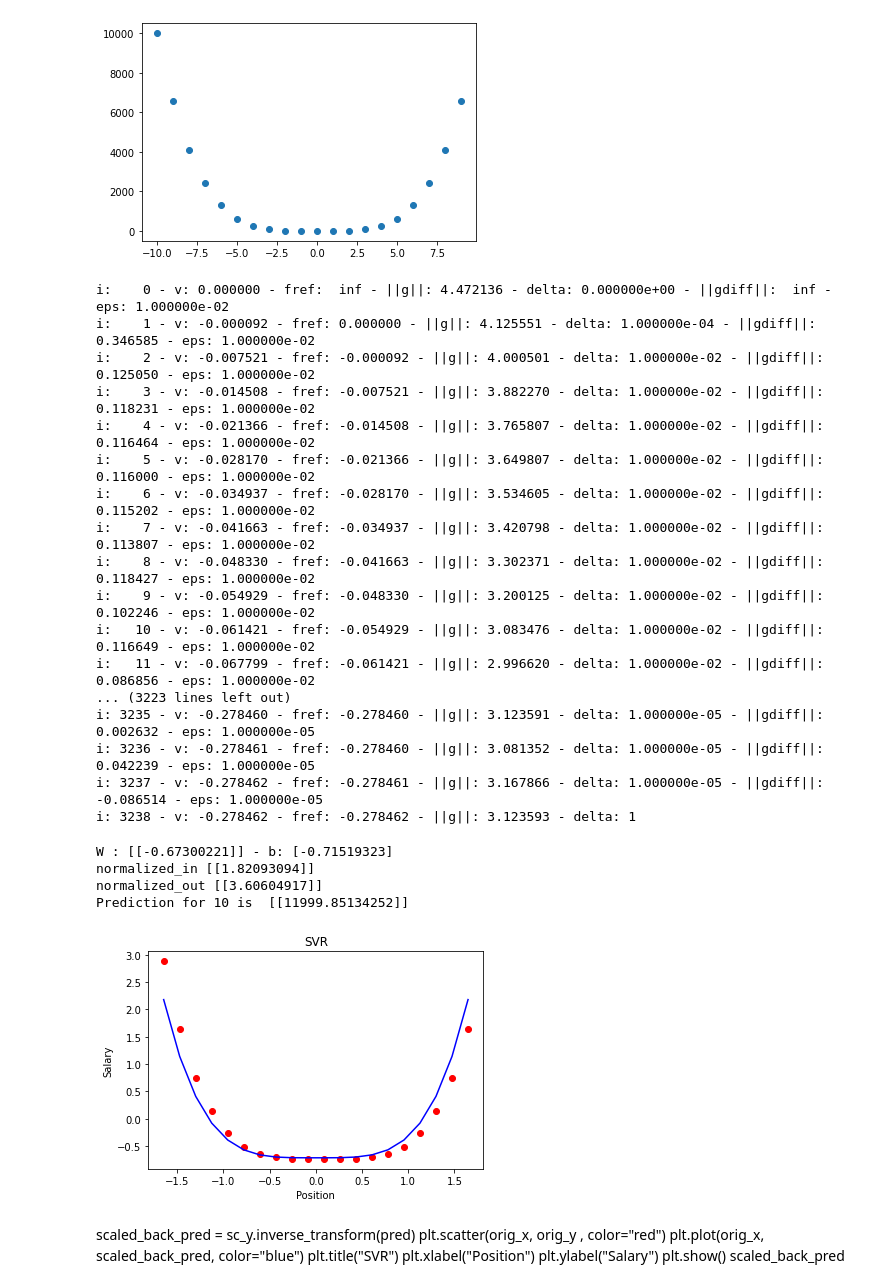
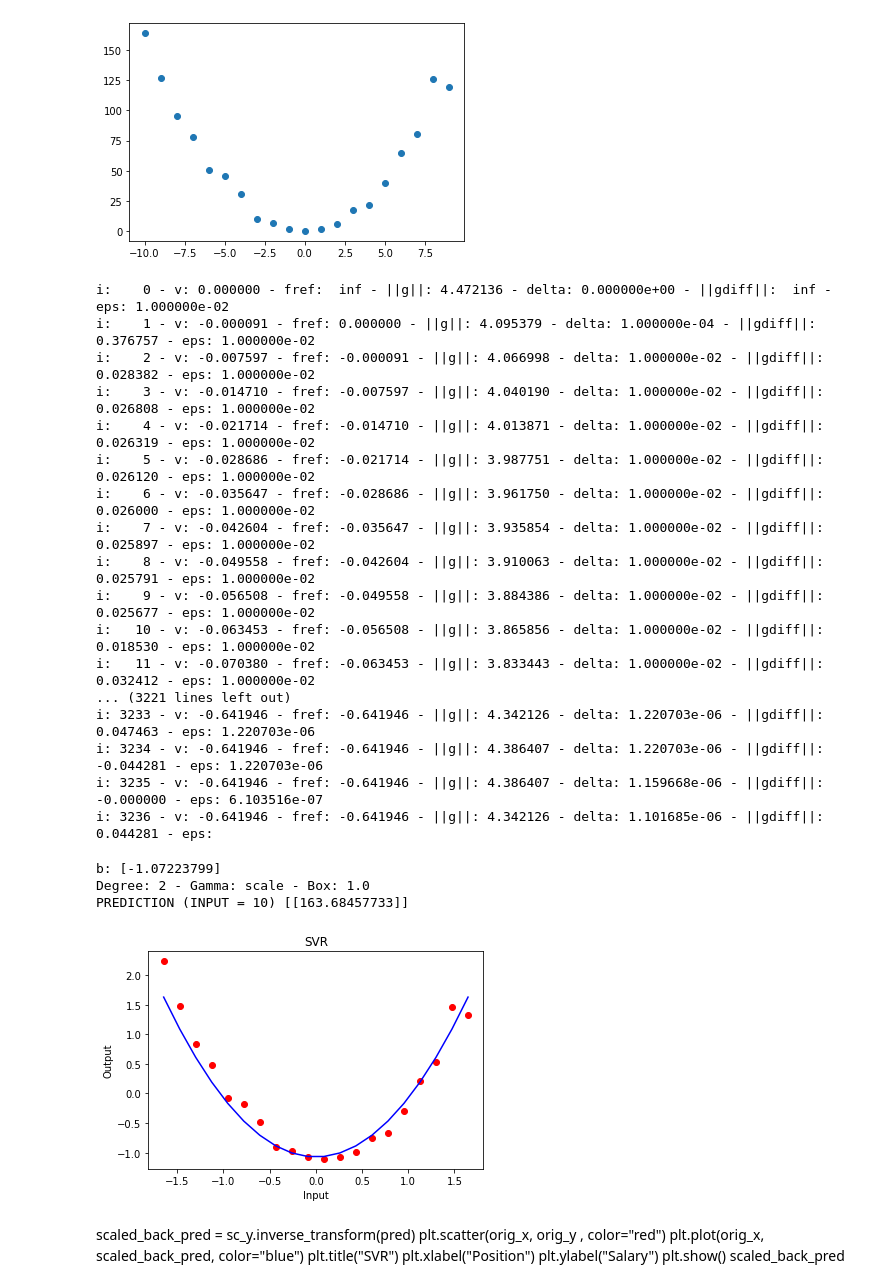
Before and after one commit to EliaPiccoli/ML-CM-Project, a Jupyter notebook: cm_scripts/prova_poly.ipynb, the cells around one changed output. Saved outputs shown, nothing was run; the diff lists cells and outputs as text; code cells hidden in the pictures.

```diff
--- a/cm_scripts/prova_poly.ipynb
+++ b/cm_scripts/prova_poly.ipynb
@@ -10,43 +10,45 @@ import copy
 # %%
 x = np.vstack(np.arange(-10,10,1))
 # y = np.array([[45000],[50000],[60000],[80000],[110000],[150000],[200000],[300000],[500000],[1000000]])
 # y = 10* np.sin(x)
 # x = np.vstack(np.sort(5 * np.random.rand(40, 1), axis=0))
-y = [xi**4 for xi in x]
-# y += [ yi + 3 * (0.5 - np.random.rand()) for yi in y]
+degree = 2
+noising_factor = 2
+y = [xi**degree for xi in x]
+y = [ yi + noising_factor * (np.random.rand()*yi/noising_factor) for yi in y]
 plt.scatter(x,y)
 plt.show()
 orig_x = copy.deepcopy(x)
 orig_y = copy.deepcopy(y)
 sc_X = StandardScaler()
 sc_y = StandardScaler()
 x = sc_X.fit_transform(x)
 y = sc_y.fit_transform(y)
 # %% [output]
-[figure, old version]
+[figure, new version]
 # %%
-gamma = 0.9
-deg = 4
-box = 10.0
+gamma = 'scale'
+deg = degree
+box = 1.0
 K = kernel.poly(x,gamma,deg=deg)
 x_init = np.zeros(x.shape)
 beta = solveDeflected(x_init, y, K, box, {'eps':1e-2, 'maxiter':1e+4}, True)
 # %% [output]
 i:    0 - v: 0.000000 - fref:  inf - ||g||: 4.472136 - delta: 0.000000e+00 - ||gdiff||:  inf - eps: 1.000000e-02
-i:    1 - v: -0.000092 - fref: 0.000000 - ||g||: 4.125551 - delta: 1.000000e-04 - ||gdiff||: 0.346585 - eps: 1.000000e-02
-i:    2 - v: -0.007521 - fref: -0.000092 - ||g||: 4.000501 - delta: 1.000000e-02 - ||gdiff||: 0.125050 - eps: 1.000000e-02
-i:    3 - v: -0.014508 - fref: -0.007521 - ||g||: 3.882270 - delta: 1.000000e-02 - ||gdiff||: 0.118231 - eps: 1.000000e-02
-i:    4 - v: -0.021366 - fref: -0.014508 - ||g||: 3.765807 - delta: 1.000000e-02 - ||gdiff||: 0.116464 - eps: 1.000000e-02
-i:    5 - v: -0.028170 - fref: -0.021366 - ||g||: 3.649807 - delta: 1.000000e-02 - ||gdiff||: 0.116000 - eps: 1.000000e-02
-i:    6 - v: -0.034937 - fref: -0.028170 - ||g||: 3.534605 - delta: 1.000000e-02 - ||gdiff||: 0.115202 - eps: 1.000000e-02
-i:    7 - v: -0.041663 - fref: -0.034937 - ||g||: 3.420798 - delta: 1.000000e-02 - ||gdiff||: 0.113807 - eps: 1.000000e-02
-i:    8 - v: -0.048330 - fref: -0.041663 - ||g||: 3.302371 - delta: 1.000000e-02 - ||gdiff||: 0.118427 - eps: 1.000000e-02
-i:    9 - v: -0.054929 - fref: -0.048330 - ||g||: 3.200125 - delta: 1.000000e-02 - ||gdiff||: 0.102246 - eps: 1.000000e-02
-i:   10 - v: -0.061421 - fref: -0.054929 - ||g||: 3.083476 - delta: 1.000000e-02 - ||gdiff||: 0.116649 - eps: 1.000000e-02
-i:   11 - v: -0.067799 - fref: -0.061421 - ||g||: 2.996620 - delta: 1.000000e-02 - ||gdiff||: 0.086856 - eps: 1.000000e-02
-... (3223 lines left out)
-i: 3235 - v: -0.278460 - fref: -0.278460 - ||g||: 3.123591 - delta: 1.000000e-05 - ||gdiff||: 0.002632 - eps: 1.000000e-05
-i: 3236 - v: -0.278461 - fref: -0.278460 - ||g||: 3.081352 - delta: 1.000000e-05 - ||gdiff||: 0.042239 - eps: 1.000000e-05
-i: 3237 - v: -0.278462 - fref: -0.278461 - ||g||: 3.167866 - delta: 1.000000e-05 - ||gdiff||: -0.086514 - eps: 1.000000e-05
-i: 3238 - v: -0.278462 - fref: -0.278462 - ||g||: 3.123593 - delta: 1
+i:    1 - v: -0.000091 - fref: 0.000000 - ||g||: 4.095379 - delta: 1.000000e-04 - ||gdiff||: 0.376757 - eps: 1.000000e-02
+i:    2 - v: -0.007597 - fref: -0.000091 - ||g||: 4.066998 - delta: 1.000000e-02 - ||gdiff||: 0.028382 - eps: 1.000000e-02
+i:    3 - v: -0.014710 - fref: -0.007597 - ||g||: 4.040190 - delta: 1.000000e-02 - ||gdiff||: 0.026808 - eps: 1.000000e-02
+i:    4 - v: -0.021714 - fref: -0.014710 - ||g||: 4.013871 - delta: 1.000000e-02 - ||gdiff||: 0.026319 - eps: 1.000000e-02
+i:    5 - v: -0.028686 - fref: -0.021714 - ||g||: 3.987751 - delta: 1.000000e-02 - ||gdiff||: 0.026120 - eps: 1.000000e-02
+i:    6 - v: -0.035647 - fref: -0.028686 - ||g||: 3.961750 - delta: 1.000000e-02 - ||gdiff||: 0.026000 - eps: 1.000000e-02
+i:    7 - v: -0.042604 - fref: -0.035647 - ||g||: 3.935854 - delta: 1.000000e-02 - ||gdiff||: 0.025897 - eps: 1.000000e-02
+i:    8 - v: -0.049558 - fref: -0.042604 - ||g||: 3.910063 - delta: 1.000000e-02 - ||gdiff||: 0.025791 - eps: 1.000000e-02
+i:    9 - v: -0.056508 - fref: -0.049558 - ||g||: 3.884386 - delta: 1.000000e-02 - ||gdiff||: 0.025677 - eps: 1.000000e-02
+i:   10 - v: -0.063453 - fref: -0.056508 - ||g||: 3.865856 - delta: 1.000000e-02 - ||gdiff||: 0.018530 - eps: 1.000000e-02
+i:   11 - v: -0.070380 - fref: -0.063453 - ||g||: 3.833443 - delta: 1.000000e-02 - ||gdiff||: 0.032412 - eps: 1.000000e-02
+... (3221 lines left out)
+i: 3233 - v: -0.641946 - fref: -0.641946 - ||g||: 4.342126 - delta: 1.220703e-06 - ||gdiff||: 0.047463 - eps: 1.220703e-06
+i: 3234 - v: -0.641946 - fref: -0.641946 - ||g||: 4.386407 - delta: 1.220703e-06 - ||gdiff||: -0.044281 - eps: 1.220703e-06
+i: 3235 - v: -0.641946 - fref: -0.641946 - ||g||: 4.386407 - delta: 1.159668e-06 - ||gdiff||: -0.000000 - eps: 6.103516e-07
+i: 3236 - v: -0.641946 - fref: -0.641946 - ||g||: 4.342126 - delta: 1.101685e-06 - ||gdiff||: 0.044281 - eps:
 # %%
@@ -67,32 +70,30 @@ b /= betasv.size # (why ?) (computing average bias ??)
 #print(f"W : {W} - b: {b}")
 # %%
 W = np.dot(np.transpose(betasv), suppvect)
-print(f"W : {W} - b: {b}")
-# First transform 6.5 to feature scaling
+print(f"b: {b}")
+print(f"Degree: {deg} - Gamma: {gamma} - Box: {box}")
 to_predict = 10
 sc_X_val = sc_X.transform(np.array([[to_predict]]))
-print("normalized_in",sc_X_val)
+# print("normalized_in",sc_X_val)
 # Second predict the value
-scaled_y_pred = predict_poly(b, betasv, sc_X_val, suppvect, deg=deg, gamma=gamma)
-print("normalized_out",scaled_y_pred)
+scaled_y_pred = predict_poly(b, betasv, sc_X_val, suppvect, deg=deg, gamma=(None if gamma == 'scale' else gamma))
+# print("normalized_out",scaled_y_pred)
 # Third - since this is scaled - we have to inverse transform
 y_pred = sc_y.inverse_transform(scaled_y_pred)
-print(f'Prediction for {to_predict} is ', y_pred)
-
+print(f'PREDICTION (INPUT = {to_predict})',y_pred)
 plt.scatter(x, y , color="red")
-pred = [float(predict_poly(b, betasv, x[i], suppvect, deg=deg, gamma=gamma)) for i in range(x.size)]
+pred = [float(predict_poly(b, betasv, x[i], suppvect, deg=deg, gamma=(None if gamma == 'scale' else gamma))) for i in range(x.size)]
 #print(pred)
 plt.plot(x, pred, color="blue")
-plt.title("SVR")
-plt.xlabel("Position")
-plt.ylabel("Salary")
+plt.title('SVR')
+plt.xlabel('Input')
+plt.ylabel('Output')
 plt.show()
 # %% [output]
-W : [[-0.67300221]] - b: [-0.71519323]
-normalized_in [[1.82093094]]
-normalized_out [[3.60604917]]
-Prediction for 10 is  [[11999.85134252]]
+b: [-1.07223799]
+Degree: 2 - Gamma: scale - Box: 1.0
+PREDICTION (INPUT = 10) [[163.68457733]]
-[figure, old version]
+[figure, new version]
 # %% [markdown]
 scaled_back_pred = sc_y.inverse_transform(pred)
 plt.scatter(orig_x, orig_y , color="red")
```
Also changed, not shown: parts of 4 cells of this notebook, 14 other files.
